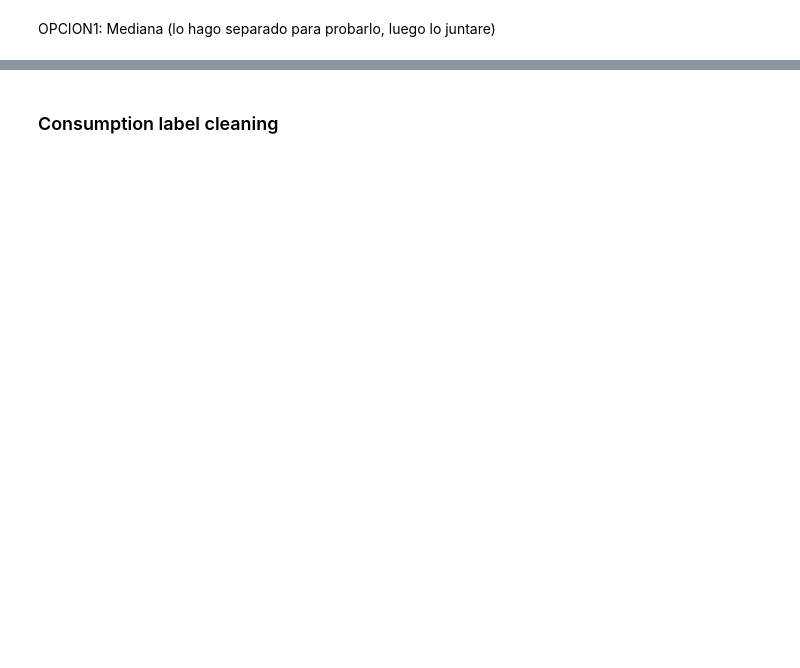
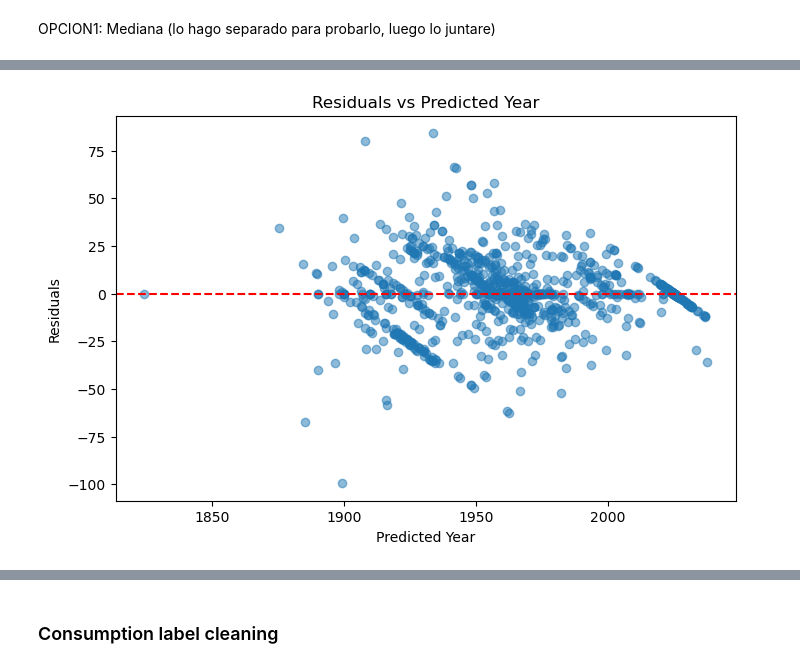
Before and after one commit to ikeiba/bilbao-housing-ml, a Jupyter notebook: cleaning/data_cleaning.ipynb, the cells around one changed output, grey strips where cells are left out. Saved outputs shown, nothing was run; the diff lists cells and outputs as text; code cells hidden in the pictures; blank space fills up the shorter version.

Commit message:
Continuado con data cleaning "Year": -Codigo acabado -Falta ordenarlo y comentarlo bien

```diff
--- a/cleaning/data_cleaning.ipynb
+++ b/cleaning/data_cleaning.ipynb
@@ -369,0 +452,88 @@ Medianas:  [1970.0, nan, 2025.0, 1957.0, nan, nan, nan, 2025.0, 2025.0, nan, 199
+# %%
+import pandas as pd
+from sklearn.linear_model import LinearRegression
+import matplotlib.pyplot as plt
+import seaborn as sns
+import statsmodels.api as sm
+
+# ---------------------------
+# 1️⃣ Preparar los datos
+# ---------------------------
+# Supongamos que tu dataframe se llama `data`
+# Eliminamos columnas innecesarias
+data_clean = data.drop(columns=['url', 'description','floor','exterior', 'heating','usable_area','consumption_label','emissions_label','consumption_value','emissions_value'])
+
+# Convertir columnas binarias a 0/1
+binary_cols = ['elevator', 'garage', 'storage_room', 'balcony', 'new']
+for col in binary_cols:
+    data_clean[col] = data_clean[col].map({True: 1, False: 0, 'True': 1, 'False': 0, 'Nuevo': 1, 'Buen estado': 0})
+
+# Para 'condition', si hay más de 2 categorías, lo convertimos a One-Hot
+# Si solo dos categorías (Nuevo/Buen estado) ya lo manejamos arriba
+
+# Columnas categóricas con múltiples categorías
+categorical_cols = ['agency',  'zone', 'neighborhood', 'condition']
+data_encoded = pd.get_dummies(data_clean, columns=categorical_cols, drop_first=True)
+
+
+print(data_encoded.head())
+
+# Eliminar filas con NA
+data_encoded = data_encoded.dropna()
+
+
+# Separar variables dependiente e independiente
+X = data_encoded.drop(columns=['year'])
+y = data_encoded['year']
+
+# ---------------------------
+# 2️⃣ Ajustar Linear Regression
+# ---------------------------
+model = LinearRegression()
+model.fit(X, y)
+
+# ---------------------------
+# 3️⃣ Predicciones y residuos
+# ---------------------------
+y_pred = model.predict(X)
+residuals = y - y_pred
+
+# ---------------------------
+# 4️⃣ Graficar residuos
+# ---------------------------
+plt.figure(figsize=(8,5))
+plt.scatter(y_pred, residuals, alpha=0.5)
+plt.axhline(0, color='red', linestyle='--')
+plt.xlabel("Predicted Year")
+plt.ylabel("Residuals")
+plt.title("Residuals vs Predicted Year")
+plt.show()
+
+# Histograma de residuos
+plt.figure(figsize=(6,4))
+sns.histplot(residuals, kde=True)
+plt.title("Histograma de residuos")
+plt.show()
+
+# Q-Q plot para revisar normalidad
+sm.qqplot(residuals, line='45')
+plt.title("Q-Q plot de residuos")
+plt.show()
+
+# ---------------------------
+# 5️⃣ Resumen estadístico de residuos
+# ---------------------------
+print("Media de residuos:", residuals.mean())
+print("Desviación estándar de residuos:", residuals.std())
+
+
+
+
+r2 = r2_score(y, y_pred)
+mae = mean_absolute_error(y, y_pred)
+rmse = np.sqrt(mean_squared_error(y, y_pred))
+
+print("R²:", r2)
+print("MAE:", mae)
+print("RMSE:", rmse)
+# %% [output]
@@ -369,0 +557 @@ Medianas:  [1970.0, nan, 2025.0, 1957.0, nan, nan, nan, 2025.0, 2025.0, nan, 199
+[figure, added]
```
Also changed, not shown: parts of 9 cells of this notebook.
